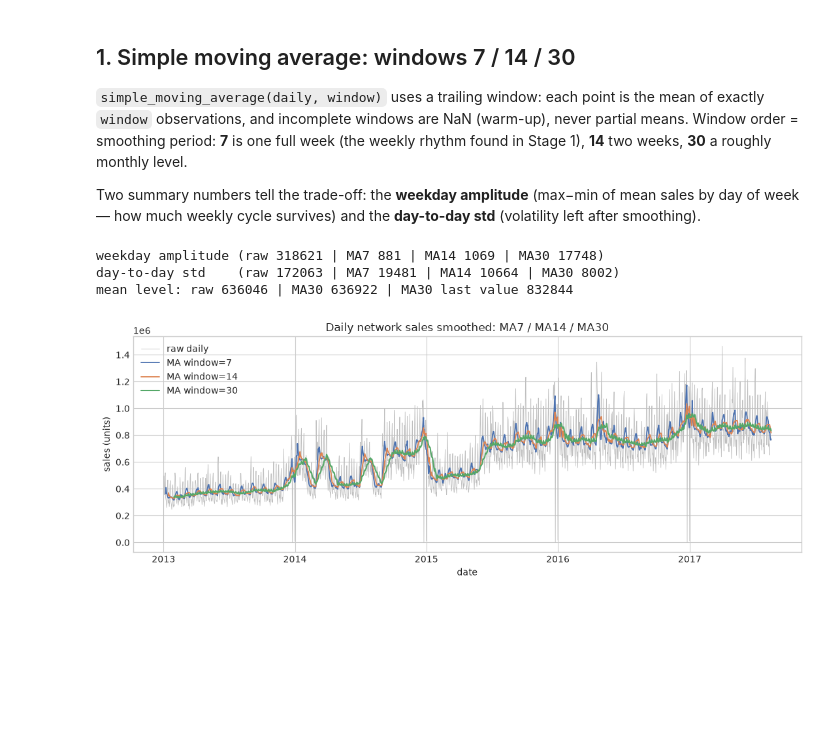
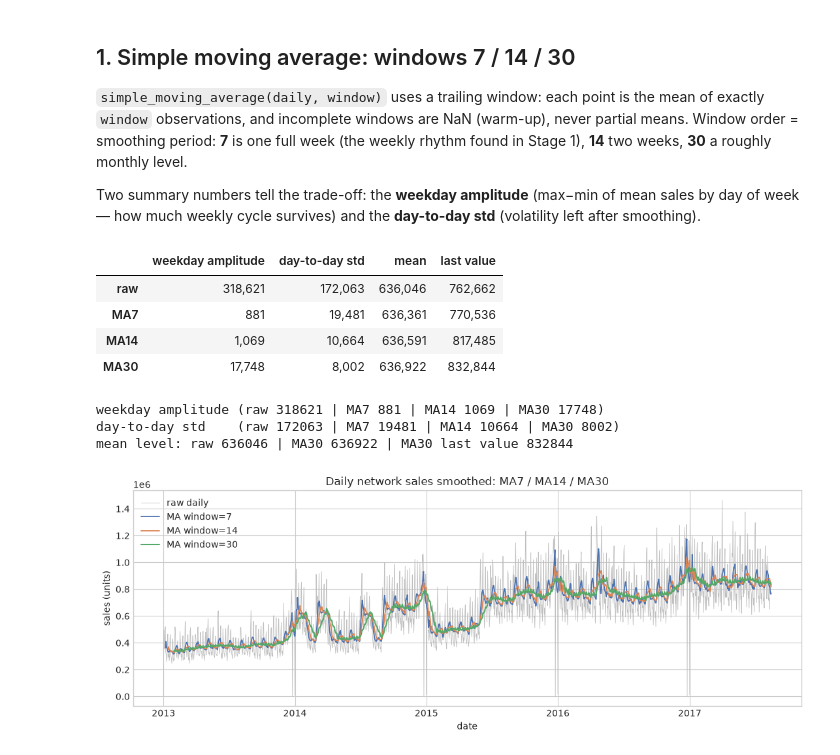
Before and after one commit to dimassaa/store-sales-time-series, a Jupyter notebook: notebooks/02_smoothing.ipynb, the cells around one changed output. Drawn from its saved outputs; the diff is of its cells as text; code cells hidden in the pictures; blank space fills up the shorter version.

Commit message:
chore: display stage-2 summary table and drop unused numpy import in build_02

```diff
--- a/notebooks/02_smoothing.ipynb
+++ b/notebooks/02_smoothing.ipynb
@@ -62,34 +62,39 @@ smoothing).
 # %%
 ma7 = simple_moving_average(daily, 7)
 ma14 = simple_moving_average(daily, 14)
 ma30 = simple_moving_average(daily, 30)
 
 def weekday_amplitude(s):
     """Max-min of mean daily sales by weekday — the size of the
     weekly cycle that survives a smoothing window."""
     by_dow = s.groupby(s.index.dayofweek).mean()
     return float(by_dow.max() - by_dow.min())
 
 summary = {}
 for label, s in {'raw': daily, 'MA7': ma7, 'MA14': ma14, 'MA30': ma30}.items():
     summary[label] = {
         'weekday amplitude': weekday_amplitude(s),
         'day-to-day std': float(s.diff().std()),
         'mean': float(s.mean()),
         'last value': float(s.iloc[-1]),
     }
-pd.DataFrame(summary).T
 
 amp = {k: v['weekday amplitude'] for k, v in summary.items()}
 vlt = {k: v['day-to-day std'] for k, v in summary.items()}
+display(pd.DataFrame(summary).T)
 print('weekday amplitude (raw %.0f | MA7 %.0f | MA14 %.0f | MA30 %.0f)'
       % (amp['raw'], amp['MA7'], amp['MA14'], amp['MA30']))
 print('day-to-day std    (raw %.0f | MA7 %.0f | MA14 %.0f | MA30 %.0f)'
       % (vlt['raw'], vlt['MA7'], vlt['MA14'], vlt['MA30']))
 print('mean level: raw %.0f | MA30 %.0f | MA30 last value %.0f'
       % (summary['raw']['mean'], summary['MA30']['mean'],
          summary['MA30']['last value']))
 # %% [output]
+|  | weekday amplitude | day-to-day std | mean | last value |
+| raw | 318,621 | 172,063 | 636,046 | 762,662 |
+| MA7 | 881 | 19,481 | 636,361 | 770,536 |
+| MA14 | 1,069 | 10,664 | 636,591 | 817,485 |
+| MA30 | 17,748 | 8,002 | 636,922 | 832,844 |
 weekday amplitude (raw 318621 | MA7 881 | MA14 1069 | MA30 17748)
 day-to-day std    (raw 172063 | MA7 19481 | MA14 10664 | MA30 8002)
 mean level: raw 636046 | MA30 636922 | MA30 last value 832844
```
Also changed, not shown: parts of 1 cell of this notebook, 1 other file.
